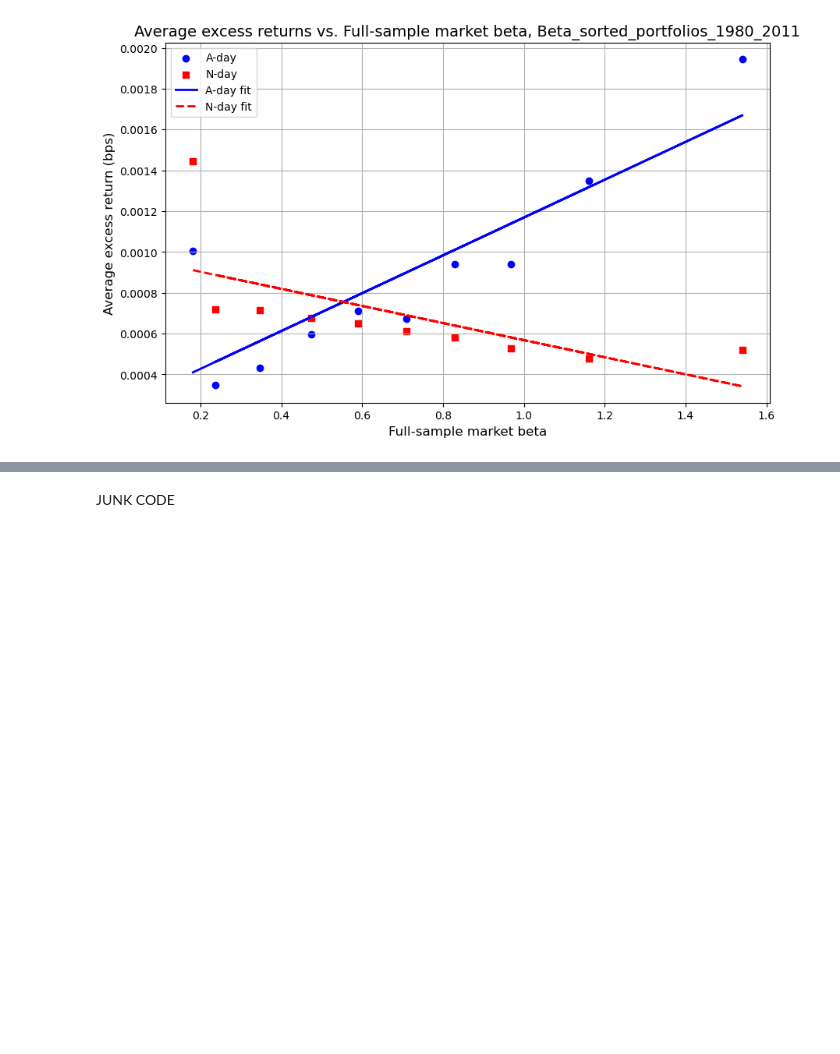
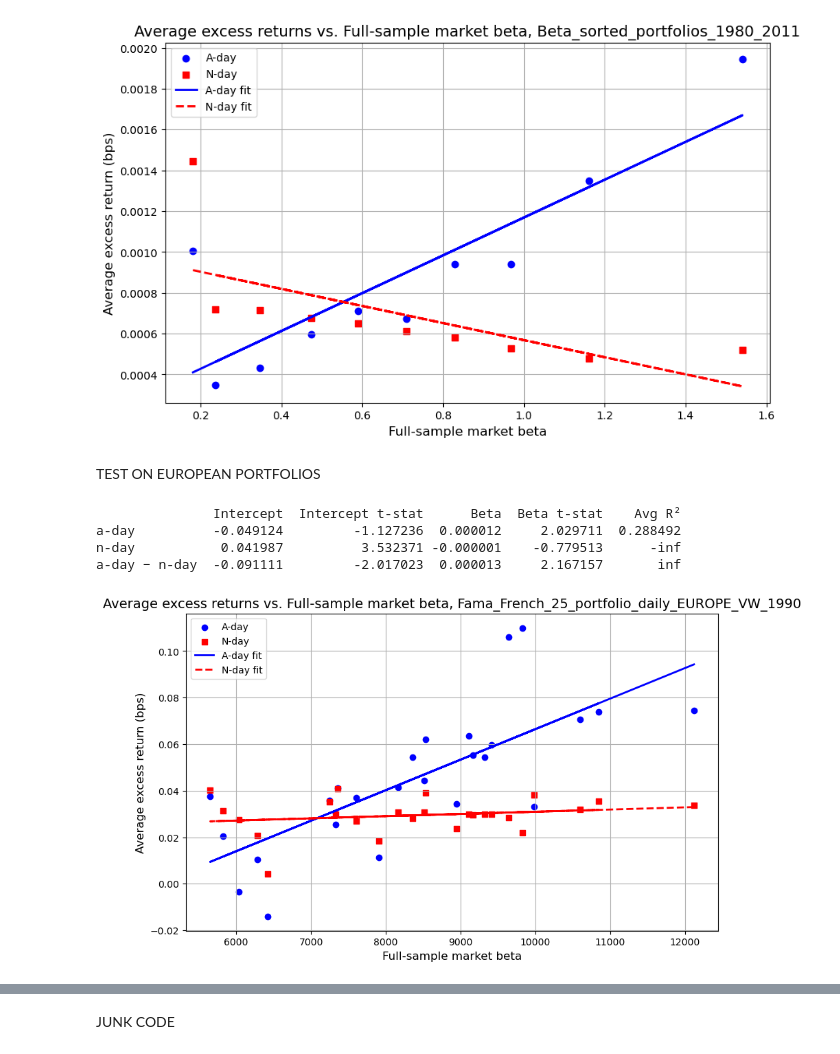
Before and after one commit to carolinebazeli/Memoire_HEC, a Jupyter notebook: memoire.ipynb, the cells around one changed output, grey strips where cells are left out. Saved outputs shown, nothing was run; the diff lists cells and outputs as text; code cells hidden in the pictures; blank space fills up the shorter version.

Commit message:
European portfolios added and tested

```diff
--- a/memoire.ipynb
+++ b/memoire.ipynb
@@ -142,6 +182,18 @@ Fama_French_25_portfolio_daily_EV_N_Day = Fama_French_25_portfolio_daily_EV[~Fam
 Fama_French_25_portfolio_daily_VW_N_Day = Fama_French_25_portfolio_daily_VW[~Fama_French_25_portfolio_daily_VW['Date'].isin(all_A_dates)].reset_index(drop=True)
 Ten_industry_portfolio_daily_VW_N_Day = Ten_industry_portfolio_daily_VW[~Ten_industry_portfolio_daily_VW['Date'].isin(all_A_dates)].reset_index(drop=True)
 Ten_industry_portfolio_daily_EV_N_Day = Ten_industry_portfolio_daily_EV[~Ten_industry_portfolio_daily_EV['Date'].isin(all_A_dates)].reset_index(drop=True)
+
+Fama_French_25_portfolio_daily_EUROPE_VW_A_Day = Fama_French_25_portfolio_daily_EUROPE_VW[Fama_French_25_portfolio_daily_EUROPE_VW['Date'].isin(all_A_dates)].reset_index(drop=True)
+Fama_French_25_portfolio_daily_EUROPE_VW_N_Day = Fama_French_25_portfolio_daily_EUROPE_VW[~Fama_French_25_portfolio_daily_EUROPE_VW['Date'].isin(all_A_dates)].reset_index(drop=True)
+
+Fama_French_25_portfolio_daily_EUROPE_EW_A_Day = Fama_French_25_portfolio_daily_EUROPE_EW[Fama_French_25_portfolio_daily_EUROPE_EW['Date'].isin(all_A_dates)].reset_index(drop=True)
+Fama_French_25_portfolio_daily_EUROPE_EW_N_Day = Fama_French_25_portfolio_daily_EUROPE_EW[~Fama_French_25_portfolio_daily_EUROPE_EW['Date'].isin(all_A_dates)].reset_index(drop=True)
+
+Fama_French_6_portfolio_daily_EUROPE_VW_A_Day = Fama_French_6_portfolio_daily_EUROPE_VW[Fama_French_6_portfolio_daily_EUROPE_VW['Date'].isin(all_A_dates)].reset_index(drop=True)
+Fama_French_6_portfolio_daily_EUROPE_VW_N_Day = Fama_French_6_portfolio_daily_EUROPE_VW[~Fama_French_6_portfolio_daily_EUROPE_VW['Date'].isin(all_A_dates)].reset_index(drop=True)
+
+Fama_French_6_portfolio_daily_EUROPE_EW_A_Day = Fama_French_6_portfolio_daily_EUROPE_EW[Fama_French_6_portfolio_daily_EUROPE_EW['Date'].isin(all_A_dates)].reset_index(drop=True)
+Fama_French_6_portfolio_daily_EUROPE_EW_N_Day = Fama_French_6_portfolio_daily_EUROPE_EW[~Fama_French_6_portfolio_daily_EUROPE_EW['Date'].isin(all_A_dates)].reset_index(drop=True)
 # %%
 #add the daily market Equity Risk premium and risk-free rate to all the portfolios
 
@@ -1106,3 +1183,39 @@ a-day           0.000179          0.726317  0.001159     1.911977  0.562499
 n-day           0.000956         18.322100 -0.000364    -2.332867  0.553285
 a-day − n-day  -0.000777         -3.083830  0.001524     2.433130  0.009214
 [figure]
+# %% [markdown]
+TEST ON EUROPEAN PORTFOLIOS
+# %%
+#Test on the 25 portfolios - Fama-French 25 portfolios daily VW from 1990 - EUROPEAN ONLY
+
+#Select date from 1990 only
+Fama_French_25_portfolio_daily_EUROPE_VW_1990 = Fama_French_25_portfolio_daily_EUROPE_VW.loc[Fama_French_25_portfolio_daily_EUROPE_VW['Date'] >= pd.to_datetime('1990-01-01').date()]
+Fama_French_25_portfolio_daily_EUROPE_VW_1990 = Fama_French_25_portfolio_daily_EUROPE_VW_1990.reset_index(drop=True)
+
+Fama_French_25_portfolio_daily_EUROPE_VW_A_Day['Date'] = pd.to_datetime(Fama_French_25_portfolio_daily_EUROPE_VW_A_Day['Date'])
+Fama_French_25_portfolio_daily_EUROPE_VW_1990_A_Day = Fama_French_25_portfolio_daily_EUROPE_VW_A_Day.loc[Fama_French_25_portfolio_daily_EUROPE_VW_A_Day['Date'] >= pd.to_datetime('1990-01-01')].reset_index(drop=True)
+
+Fama_French_25_portfolio_daily_EUROPE_VW_N_Day['Date'] = pd.to_datetime(Fama_French_25_portfolio_daily_EUROPE_VW_N_Day['Date'])
+Fama_French_25_portfolio_daily_EUROPE_VW_1990_N_Day = Fama_French_25_portfolio_daily_EUROPE_VW_N_Day.loc[Fama_French_25_portfolio_daily_EUROPE_VW_N_Day['Date'] >= pd.to_datetime('1990-01-01')].reset_index(drop=True)
+
+
+#Compute rolling betas for the stock market daily returns
+Fama_French_25_portfolio_daily_EUROPE_VW_1990_rolling_betas = rolling_betas(Fama_French_25_portfolio_daily_EUROPE_VW_1990)
+
+
+#Compute Fama-MacBeth regression for the portfolios
+gammas_A = fama_macbeth_cross_sectional(Fama_French_25_portfolio_daily_EUROPE_VW_1990_A_Day, Fama_French_25_portfolio_daily_EUROPE_VW_1990_rolling_betas)
+gammas_N = fama_macbeth_cross_sectional(Fama_French_25_portfolio_daily_EUROPE_VW_1990_N_Day, Fama_French_25_portfolio_daily_EUROPE_VW_1990_rolling_betas)
+
+#Summarize results
+results = summarize_fama_macbeth_results(gammas_A, gammas_N)
+print(results)
+
+#Plot the results
+plot_full_sample_beta_vs_excess_return(Fama_French_25_portfolio_daily_EUROPE_VW_1990, Fama_French_25_portfolio_daily_EUROPE_VW_1990_A_Day, Fama_French_25_portfolio_daily_EUROPE_VW_1990_N_Day)
+# %% [output]
+               Intercept  Intercept t-stat      Beta  Beta t-stat    Avg R²
+a-day          -0.049124         -1.127236  0.000012     2.029711  0.288492
+n-day           0.041987          3.532371 -0.000001    -0.779513      -inf
+a-day − n-day  -0.091111         -2.017023  0.000013     2.167157       inf
+[figure, added]
```
Also changed, not shown: parts of 9 cells of this notebook.
